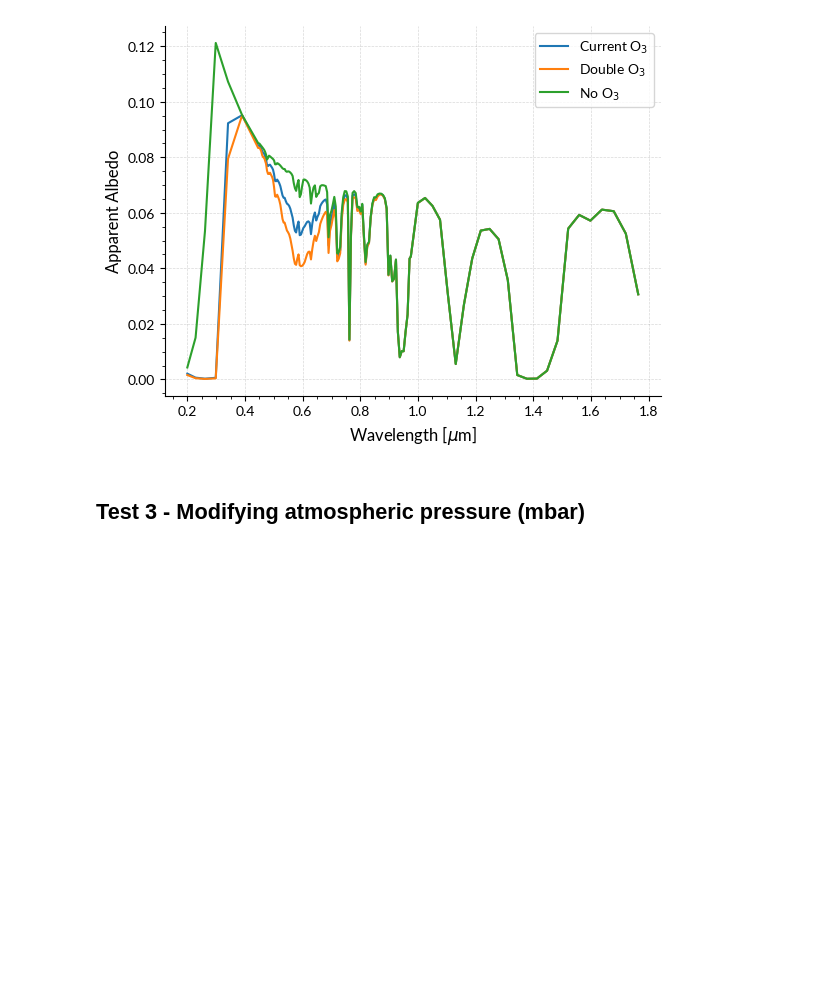
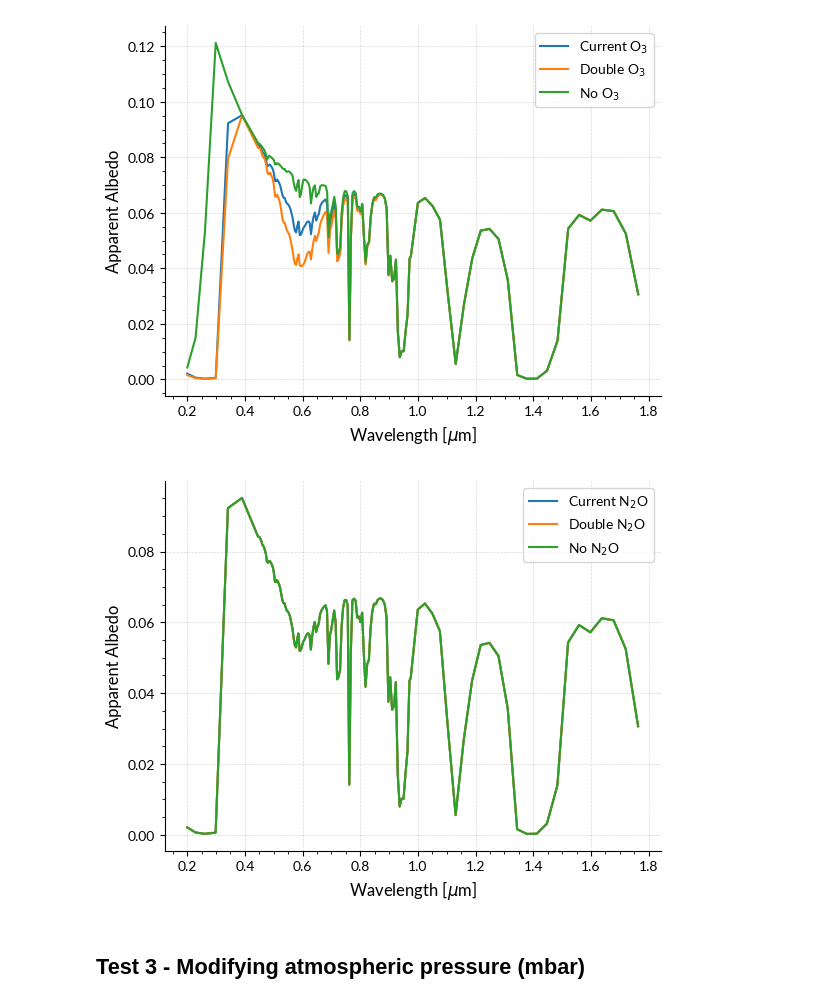
Before and after one commit to SarahBarbosa/geexhp, a Jupyter notebook: examples/2-different_earth.ipynb, the cells around one changed output. Saved outputs shown, nothing was run; the diff lists cells and outputs as text; code cells hidden in the pictures; blank space fills up the shorter version.

```diff
--- a/examples/2-different_earth.ipynb
+++ b/examples/2-different_earth.ipynb
@@ -171,6 +171,22 @@ ax.set(xlabel="Wavelength [$\mu$m]", ylabel="Apparent Albedo")
 ax.legend();
 # %% [output]
 [figure]
+# %%
+results_double_N2O = [test_abundance(config_dict, instrument, "N2O", 2) for instrument in instruments]
+results_no_N2O = [test_abundance(config_dict, instrument, "N2O", 0) for instrument in instruments]
+
+df_double_N2O = pd.concat(results_double_N2O).reset_index(drop=True)
+df_no_N2O = pd.concat(results_no_N2O).reset_index(drop=True)
+# %%
+_, ax = plt.subplots()
+
+ax.plot(habex["WAVELENGTH"], habex["ALBEDO"], label="Current N${}_2$O")
+ax.plot(df_double_N2O["WAVELENGTH"], df_double_N2O["ALBEDO"], label="Double N${}_2$O")
+ax.plot(df_no_N2O["WAVELENGTH"], df_no_N2O["ALBEDO"], label="No N${}_2$O")
+ax.set(xlabel="Wavelength [$\mu$m]", ylabel="Apparent Albedo")
+ax.legend();
+# %% [output]
+[figure, added]
 # %% [markdown]
 ## Test 3 - Modifying atmospheric pressure (mbar)
 # %%
```
Also changed, not shown: parts of 7 cells of this notebook, 4 other files.
